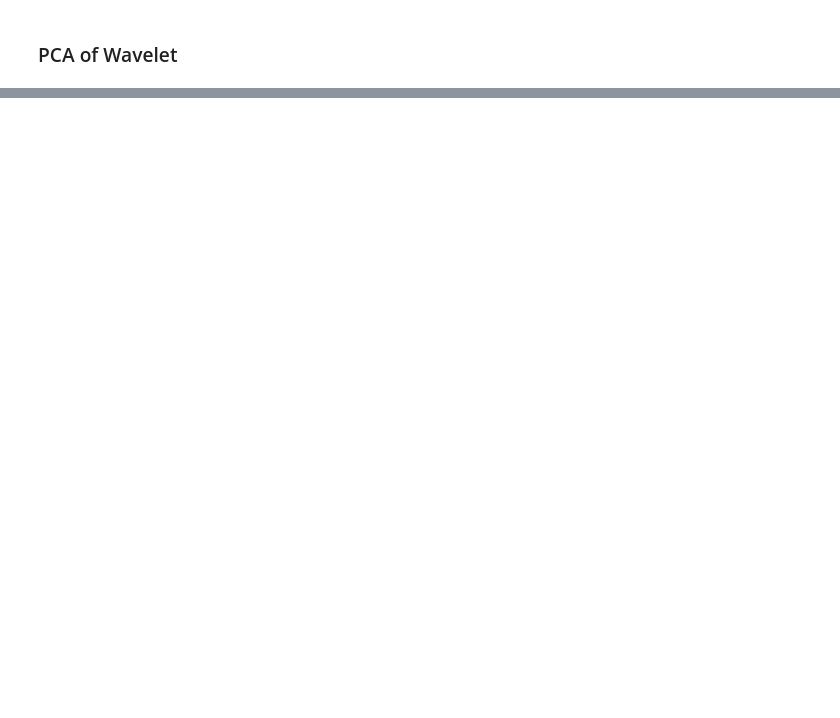
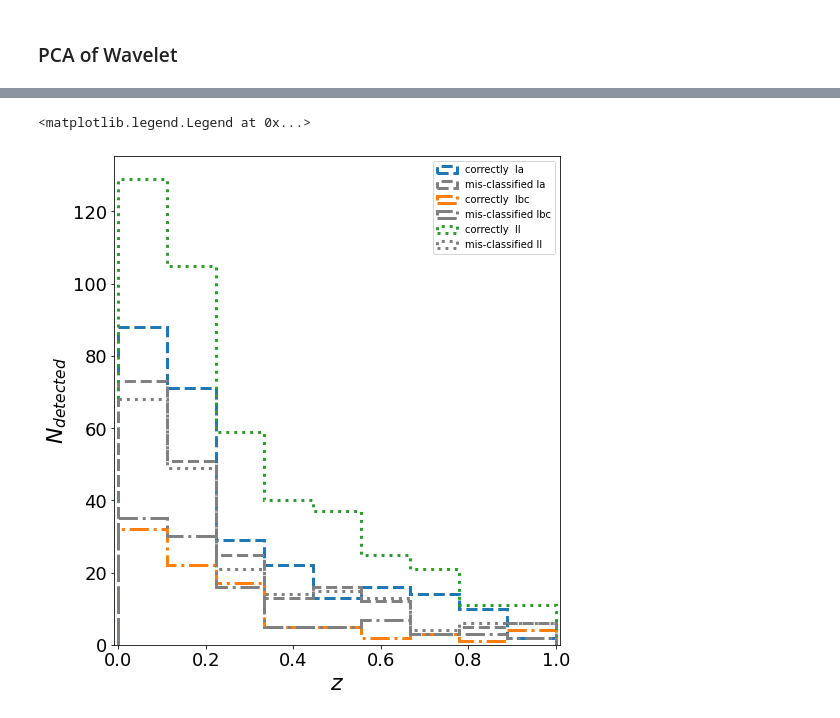
Before and after one commit to FabioRagosta/LSSTmetrics, a Jupyter notebook: SNRateMetric-ML.ipynb, the cells around one changed output, grey strips where cells are left out. Cells and saved outputs as stored; diff of their text form; code cells hidden in the pictures; blank space fills up the shorter version.

```diff
--- a/SNRateMetric-ML.ipynb
+++ b/SNRateMetric-ML.ipynb
@@ -382,0 +998,3 @@ TypeError: 'set' object does not support indexing
+# %%
+from sklearn.model_selection import train_test_split
+X_train, X_test, y_train, y_test = train_test_split(X, Y, test_size = 0.3, random_state = 0)
@@ -382,0 +1096,28 @@ TypeError: 'set' object does not support indexing
+# %%
+z_det= []
+for lc in lcdet:
+    loc= lc.split('_')
+    z = loc[3].split('=')[1]
+    z_det.append(float(z))
+z_det=np.array(z_det)
+# %%
+fig, ax=plt.subplots(1,figsize=(8,9))
+#for db,c in #zip(dbmetric,cm[0:len(dbmetric)]):
+#ax.hist(z_det,np.linspace(0.1,1,9), histtype='step',density=True,linewidth=3,align='left')
+valIa, bins, p=ax.hist(z_det[np.where((y_pred==0) &(y_test==0))],np.linspace(0,1,10), histtype='step',linewidth=3,linestyle='dashed',label='correctly  Ia',align='mid')
+valmisIa, bins, p=ax.hist(z_det[np.where((y_test==0)!=(y_pred==0) )],np.linspace(0,1,10), histtype='step',linewidth=3,color='grey',linestyle='dashed',label='mis-classified Ia',align='mid')
+fIa= valIa/(valIa+valmisIa)
+valIbc, bins, p=ax.hist(z_det[np.where((y_pred==1) &(y_test==1))],np.linspace(0,1,10), histtype='step',linewidth=3,linestyle='dashdot',label='correctly  Ibc',align='mid')
+valmisIbc, bins, p=ax.hist(z_det[np.where((y_test==1) !=(y_pred==1))],np.linspace(0,1,10), histtype='step',linewidth=3,color='grey',linestyle='dashdot',label='mis-classified Ibc',align='mid')
+fIbc= valIbc/(valIbc+valmisIbc)
+valII, bins, p=ax.hist(z_det[np.where((y_pred==2) &(y_test==2))],np.linspace(0,1,10), histtype='step',linewidth=3,linestyle='dotted',label='correctly  II',align='mid')
+valmisII, bins, p=ax.hist(z_det[np.where((y_test==2) !=(y_pred==2))],np.linspace(0,1,10), histtype='step',linewidth=3,color='grey',linestyle='dotted',label='mis-classified II',align='mid')
+fII= valII/(valII+valmisII)
+ax.set_xlim([-0.01,1.01])
+ax.set_xlabel(r'$z$',fontsize=22)
+ax.set_ylabel(r'$N_{detected}$',fontsize=22)
+ax.tick_params('both', labelsize=18)
+plt.legend(loc = 0)
+# %% [output]
+<matplotlib.legend.Legend at 0x...>
+[figure, added]
```
Also changed, not shown: parts of 77 cells of this notebook, 1 other file.
